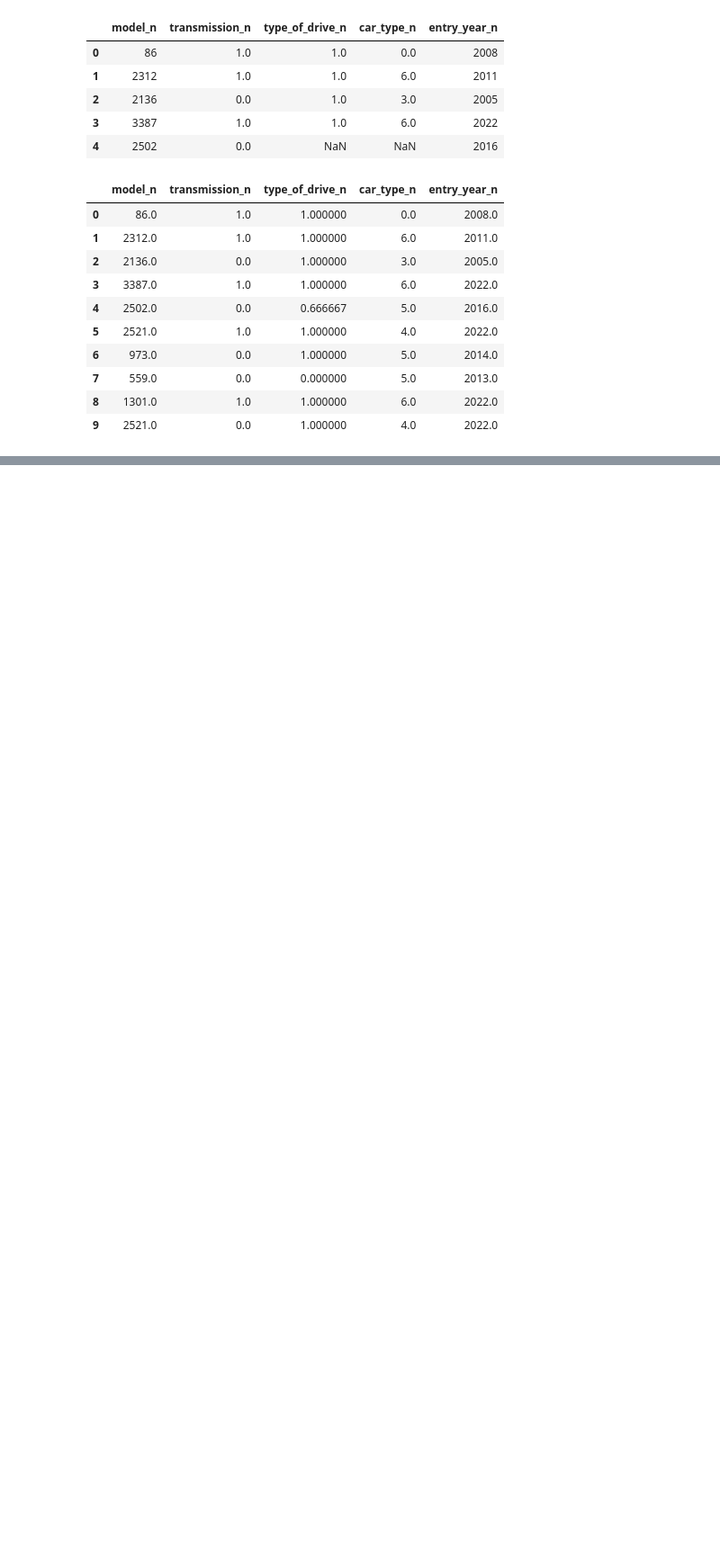
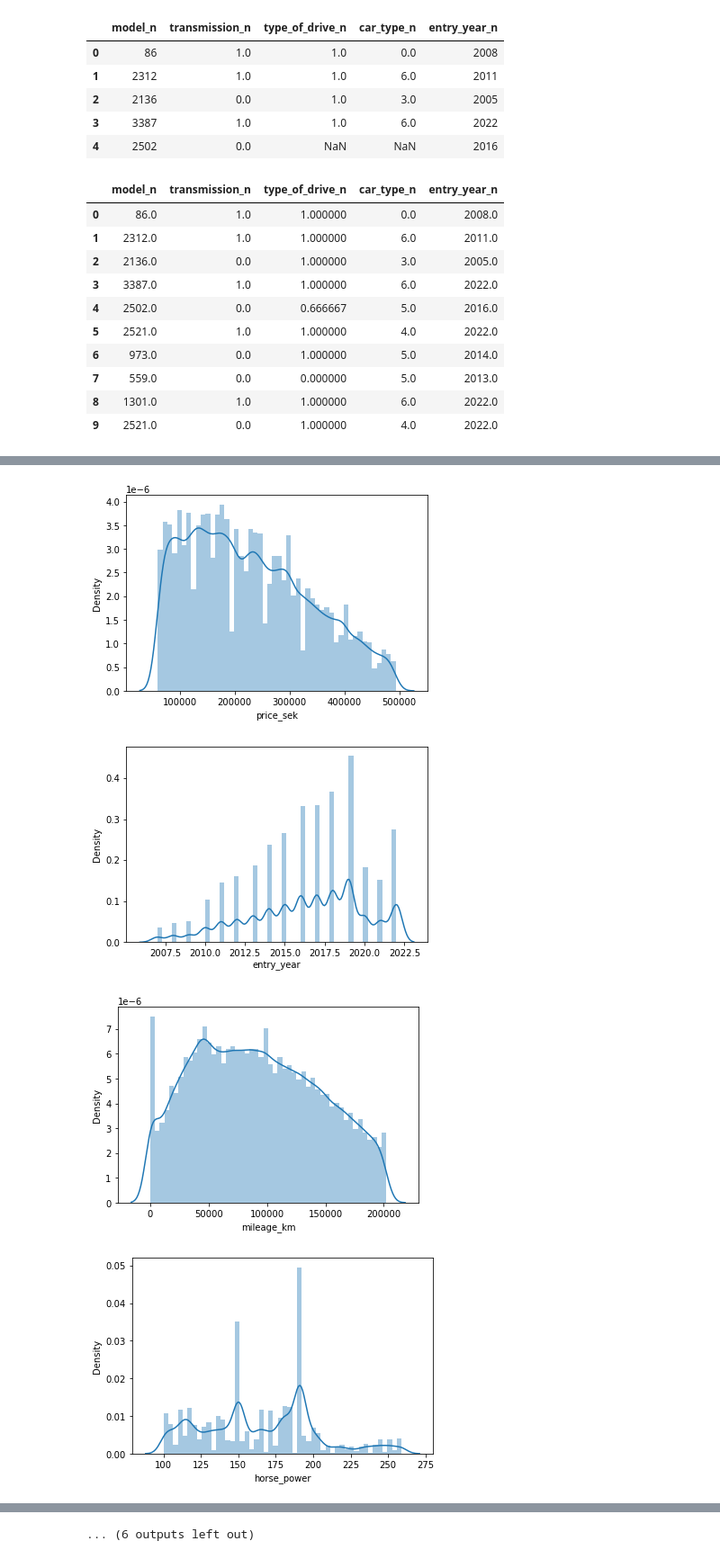
Before and after one commit to javadbazargan/EDA_statistical_tests_on_used_cars, a Jupyter notebook: eda_sta_used_car.ipynb, the cells around one changed output, grey strips where cells are left out. Shown: that part at 90% size. Cells and saved outputs as stored; diff of their text form; code cells hidden in the pictures; blank space fills up the shorter version.

```diff
--- a/eda_sta_used_car.ipynb
+++ b/eda_sta_used_car.ipynb
@@ -125,0 +185,5 @@ knn_ne.head(10)
+# %%
+numeric_columns = df_ne.select_dtypes(include='number').columns
+#numeric_columns_n = df.select_dtypes(include=['int64' , 'float64']).columns
+
+numeric_columns
@@ -125,0 +203,16 @@ knn_ne.head(10)
+# %%
+'''from displots we can easily find out that in all columns we have many
+outliers ; So for any further analysing we need to remove noise datas first.'''
+
+d = ['Unnamed: 0' ,'electric_range_km']
+cl = numeric_columns.drop(d , errors='ignore')
+dnd=pd.DataFrame() #dnd stands for deleted noise dataset
+def  delete_noise_datas(df_dn ,  q1p , q2p):
+    for col in cl:
+        q1 = np.nanpercentile(df_ne[col], q1p , axis=0)
+        q2 = np.nanpercentile(df_ne[col], q2p , axis=0)
+        dnd[col]=df_dn[ df_dn[col].between(q1 , q2)][col]
+    return dnd
+# %%
+dnd = delete_noise_datas(df_ne ,  10 , 90 )
+dnd.head()
@@ -125,0 +226,9 @@ knn_ne.head(10)
+# %%
+for column in cl:
+    sns.distplot(dnd[column], kde=True)
+    plt.show()
+# %% [output]
+[figure, added]
+[figure, added]
+[figure, added]
+[figure, added]
@@ -125,0 +243 @@ knn_ne.head(10)
+... (6 outputs left out)
```
Also changed, not shown: parts of 9 cells of this notebook.
